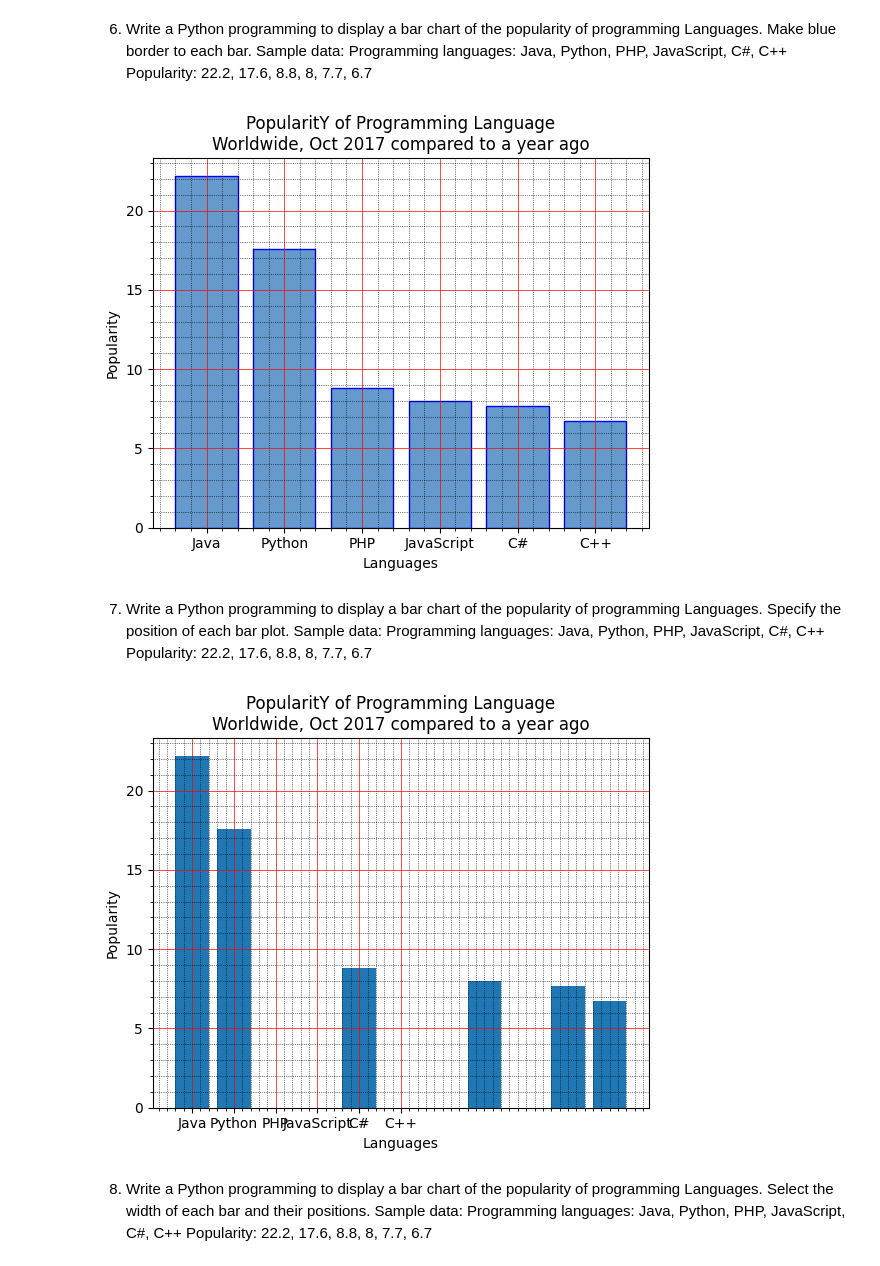
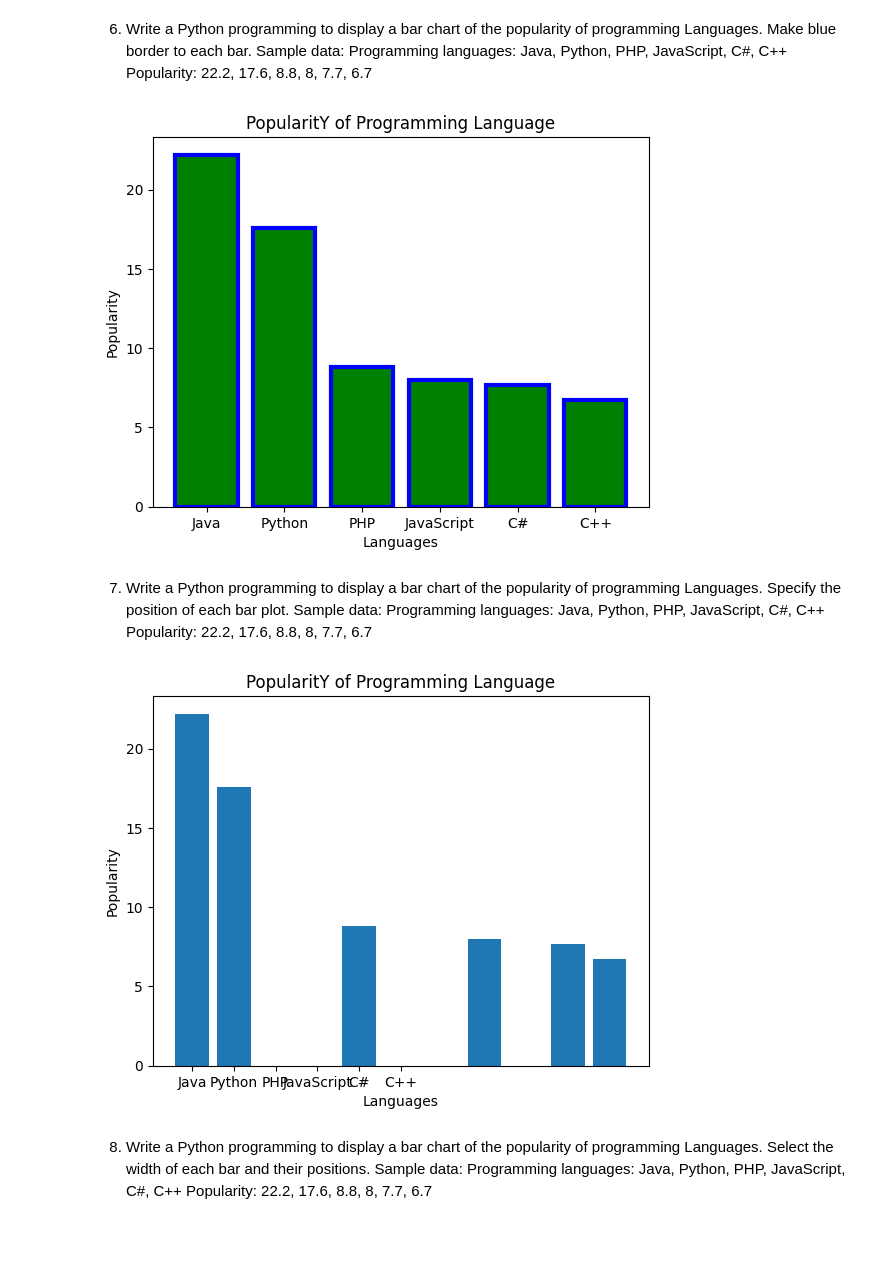
Before and after one commit to milanbiranwar18/Python_Libraries, a Jupyter notebook: Matplotlib Barchart/matplotlib_barchart.ipynb, the cells around one changed output. Drawn from its saved outputs; the diff is of its cells as text; code cells hidden in the pictures; blank space fills up the shorter version.

```diff
--- a/Matplotlib Barchart/matplotlib_barchart.ipynb
+++ b/Matplotlib Barchart/matplotlib_barchart.ipynb
@@ -148,23 +113,16 @@ Popularity: 22.2, 17.6, 8.8, 8, 7.7, 6.7
 # %%
 import matplotlib.pyplot as plt
 x = ['Java', 'Python', 'PHP', 'JavaScript', 'C#', 'C++']
 popularity = [22.2, 17.6, 8.8, 8, 7.7, 6.7]
-x_pos = [i for i, _ in enumerate(x)]
-
-plt.bar(x_pos, popularity, color=(0.4, 0.6, 0.8, 1.0), edgecolor='blue')
-
+xpos = np.arange(len(x))
+plt.bar(xpos, popularity, color='green', linewidth = 3, edgecolor='blue')
 plt.xlabel("Languages")
 plt.ylabel("Popularity")
-plt.title("PopularitY of Programming Language\n" + "Worldwide, Oct 2017 compared to a year ago")
-plt.xticks(x_pos, x)
-# Turn on the grid
-plt.minorticks_on()
-plt.grid(which='major', linestyle='-', linewidth='0.5', color='red')
-# Customize the minor grid
-plt.grid(which='minor', linestyle=':', linewidth='0.5', color='black')
+plt.title("PopularitY of Programming Language")
+plt.xticks(xpos, x)
 plt.show()
 # %% [output]
-[figure, old version]
+[figure, new version]
 # %% [markdown]
 7. Write a Python programming to display a bar chart of the popularity of programming
 Languages. Specify the position of each bar plot.
@@ -175,23 +133,16 @@ Popularity: 22.2, 17.6, 8.8, 8, 7.7, 6.7
 import matplotlib.pyplot as plt
 x = ['Java', 'Python', 'PHP', 'JavaScript', 'C#', 'C++']
 popularity = [22.2, 17.6, 8.8, 8, 7.7, 6.7]
-x_pos = [i for i, _ in enumerate(x)]
+xpos = np.arange(len(x))
 plt.xlabel("Languages")
 plt.ylabel("Popularity")
-plt.title("PopularitY of Programming Language\n" + "Worldwide, Oct 2017 compared to a year ago")
-plt.xticks(x_pos, x)
-# Select the position of each barplots on the x-axis (space=1,3,3,2,1)
-y_pos = [0,1,4,7,9,10]
-# Create bars
-plt.bar(y_pos, popularity)
-# Turn on the grid
-plt.minorticks_on()
-plt.grid(which='major', linestyle='-', linewidth='0.5', color='red')
-# Customize the minor grid
-plt.grid(which='minor', linestyle=':', linewidth='0.5', color='black')
+plt.title("PopularitY of Programming Language")
+plt.xticks(xpos, x)
+ypos = [0,1,4,7,9,10]
+plt.bar(ypos, popularity)
 plt.show()
 # %% [output]
-[figure, old version]
+[figure, new version]
 # %% [markdown]
 8. Write a Python programming to display a bar chart of the popularity of programming
 Languages. Select the width of each bar and their positions.
```
Also changed, not shown: parts of 12 cells of this notebook, 3 other files.
